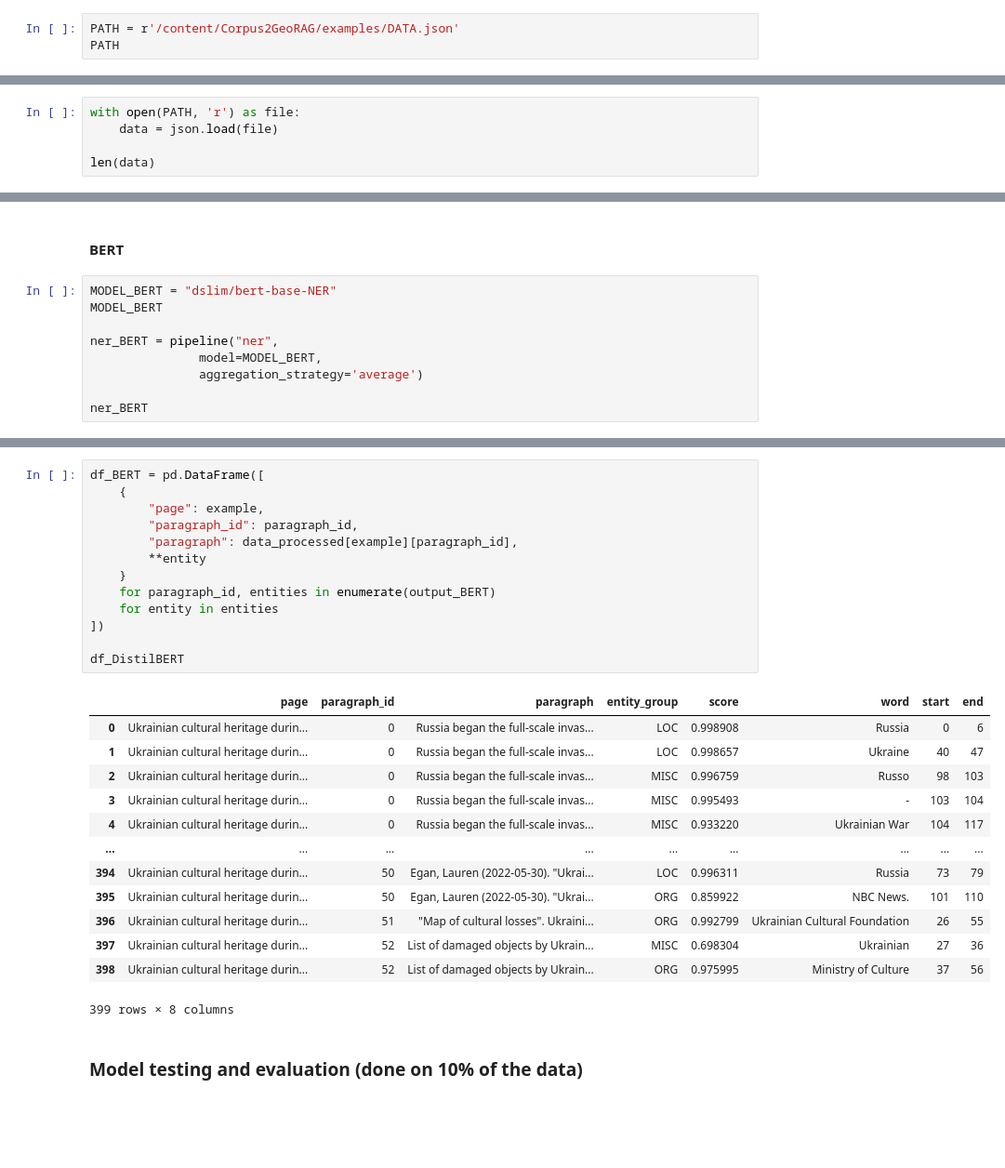
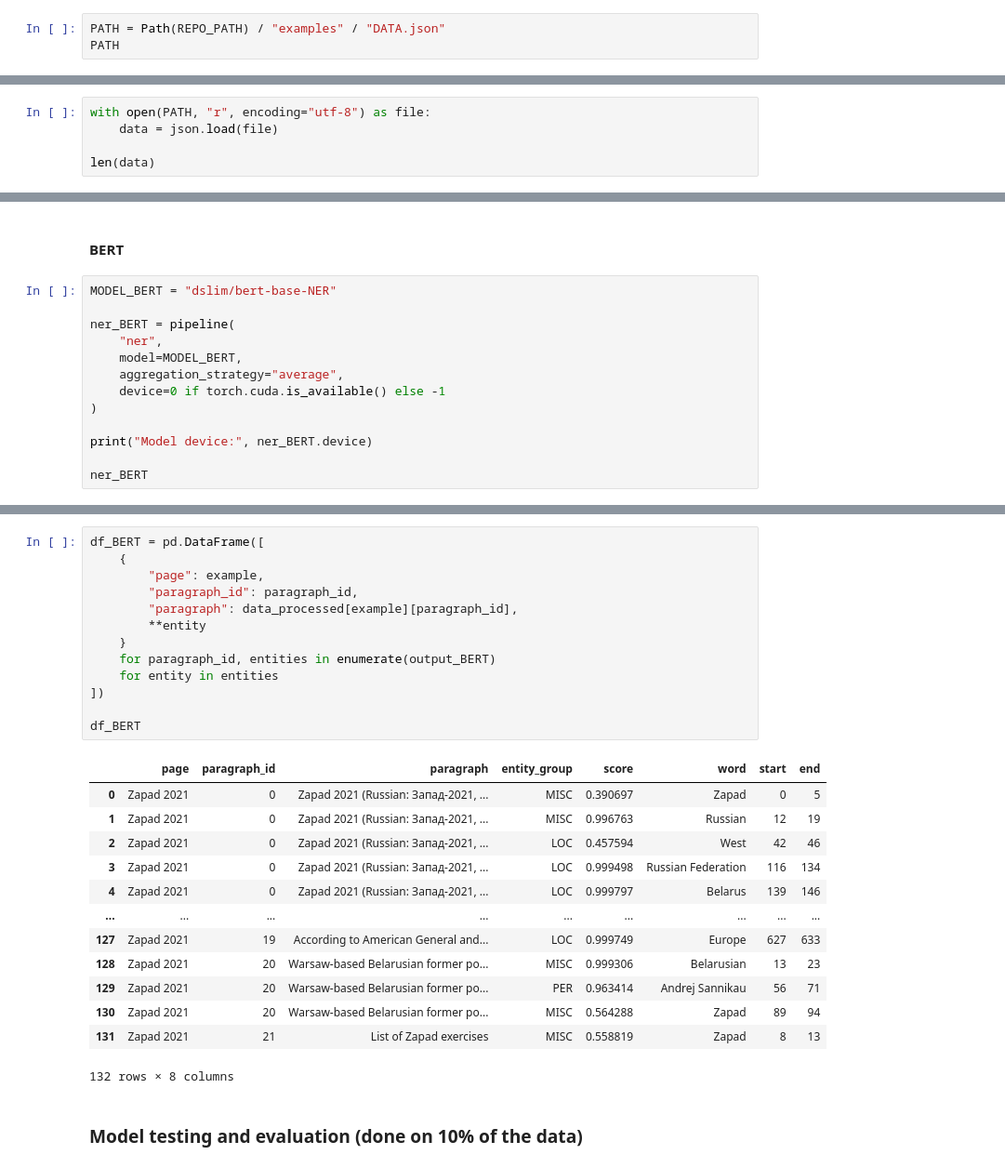
Before and after one commit to EtzionR/Corpus2GeoRAG, a Jupyter notebook: ApplyNER/NER.ipynb, the cells around one changed output, grey strips where cells are left out. Shown at 93% size. Cells and saved outputs as stored; diff of their text form; blank space fills up the shorter version.

```diff
--- a/ApplyNER/NER.ipynb
+++ b/ApplyNER/NER.ipynb
@@ -52,6 +65,6 @@ Cloning into 'Corpus2GeoRAG'...
 
 **Date:** 2026-09-23
 # %%
-PATH = r'/content/Corpus2GeoRAG/examples/DATA.json'
+PATH = Path(REPO_PATH) / "examples" / "DATA.json"
 PATH
 # %% [output]
@@ -59,5 +72,5 @@ PATH
 # %%
-with open(PATH, 'r') as file:
+with open(PATH, "r", encoding="utf-8") as file:
     data = json.load(file)
 
 len(data)
@@ -230,11 +246,15 @@ df_DistilBERT
 #### BERT
 # %%
 MODEL_BERT = "dslim/bert-base-NER"
-MODEL_BERT
 
-ner_BERT = pipeline("ner",
-               model=MODEL_BERT,
-               aggregation_strategy='average')
+ner_BERT = pipeline(
+    "ner",
+    model=MODEL_BERT,
+    aggregation_strategy="average",
+    device=0 if torch.cuda.is_available() else -1
+)
+
+print("Model device:", ner_BERT.device)
 
 ner_BERT
 # %% [output]
@@ -272,29 +292,29 @@ output_BERT
 # %%
 df_BERT = pd.DataFrame([
     {
         "page": example,
         "paragraph_id": paragraph_id,
         "paragraph": data_processed[example][paragraph_id],
         **entity
     }
     for paragraph_id, entities in enumerate(output_BERT)
     for entity in entities
 ])
 
-df_DistilBERT
+df_BERT
 # %% [output]
 |  | page | paragraph_id | paragraph | entity_group | score | word | start | end |
-| 0 | Ukrainian cultural heritage durin... | 0 | Russia began the full-scale invas... | LOC | 0.998908 | Russia | 0 | 6 |
-| 1 | Ukrainian cultural heritage durin... | 0 | Russia began the full-scale invas... | LOC | 0.998657 | Ukraine | 40 | 47 |
-| 2 | Ukrainian cultural heritage durin... | 0 | Russia began the full-scale invas... | MISC | 0.996759 | Russo | 98 | 103 |
-| 3 | Ukrainian cultural heritage durin... | 0 | Russia began the full-scale invas... | MISC | 0.995493 | - | 103 | 104 |
-| 4 | Ukrainian cultural heritage durin... | 0 | Russia began the full-scale invas... | MISC | 0.933220 | Ukrainian War | 104 | 117 |
+| 0 | Zapad 2021 | 0 | Zapad 2021 (Russian: Запад-2021, ... | MISC | 0.390697 | Zapad | 0 | 5 |
+| 1 | Zapad 2021 | 0 | Zapad 2021 (Russian: Запад-2021, ... | MISC | 0.996763 | Russian | 12 | 19 |
+| 2 | Zapad 2021 | 0 | Zapad 2021 (Russian: Запад-2021, ... | LOC | 0.457594 | West | 42 | 46 |
+| 3 | Zapad 2021 | 0 | Zapad 2021 (Russian: Запад-2021, ... | LOC | 0.999498 | Russian Federation | 116 | 134 |
+| 4 | Zapad 2021 | 0 | Zapad 2021 (Russian: Запад-2021, ... | LOC | 0.999797 | Belarus | 139 | 146 |
 | ... | ... | ... | ... | ... | ... | ... | ... | ... |
-| 394 | Ukrainian cultural heritage durin... | 50 | Egan, Lauren (2022-05-30). "Ukrai... | LOC | 0.996311 | Russia | 73 | 79 |
-| 395 | Ukrainian cultural heritage durin... | 50 | Egan, Lauren (2022-05-30). "Ukrai... | ORG | 0.859922 | NBC News. | 101 | 110 |
-| 396 | Ukrainian cultural heritage durin... | 51 | "Map of cultural losses". Ukraini... | ORG | 0.992799 | Ukrainian Cultural Foundation | 26 | 55 |
-| 397 | Ukrainian cultural heritage durin... | 52 | List of damaged objects by Ukrain... | MISC | 0.698304 | Ukrainian | 27 | 36 |
-| 398 | Ukrainian cultural heritage durin... | 52 | List of damaged objects by Ukrain... | ORG | 0.975995 | Ministry of Culture | 37 | 56 |
+| 127 | Zapad 2021 | 19 | According to American General and... | LOC | 0.999749 | Europe | 627 | 633 |
+| 128 | Zapad 2021 | 20 | Warsaw-based Belarusian former po... | MISC | 0.999306 | Belarusian | 13 | 23 |
+| 129 | Zapad 2021 | 20 | Warsaw-based Belarusian former po... | PER | 0.963414 | Andrej Sannikau | 56 | 71 |
+| 130 | Zapad 2021 | 20 | Warsaw-based Belarusian former po... | MISC | 0.564288 | Zapad | 89 | 94 |
+| 131 | Zapad 2021 | 21 | List of Zapad exercises | MISC | 0.558819 | Zapad | 8 | 13 |
-399 rows × 8 columns
+132 rows × 8 columns
 # %% [markdown]
 ### Model testing and evaluation (done on 10% of the data)
```
Also changed, not shown: parts of 21 cells of this notebook.
